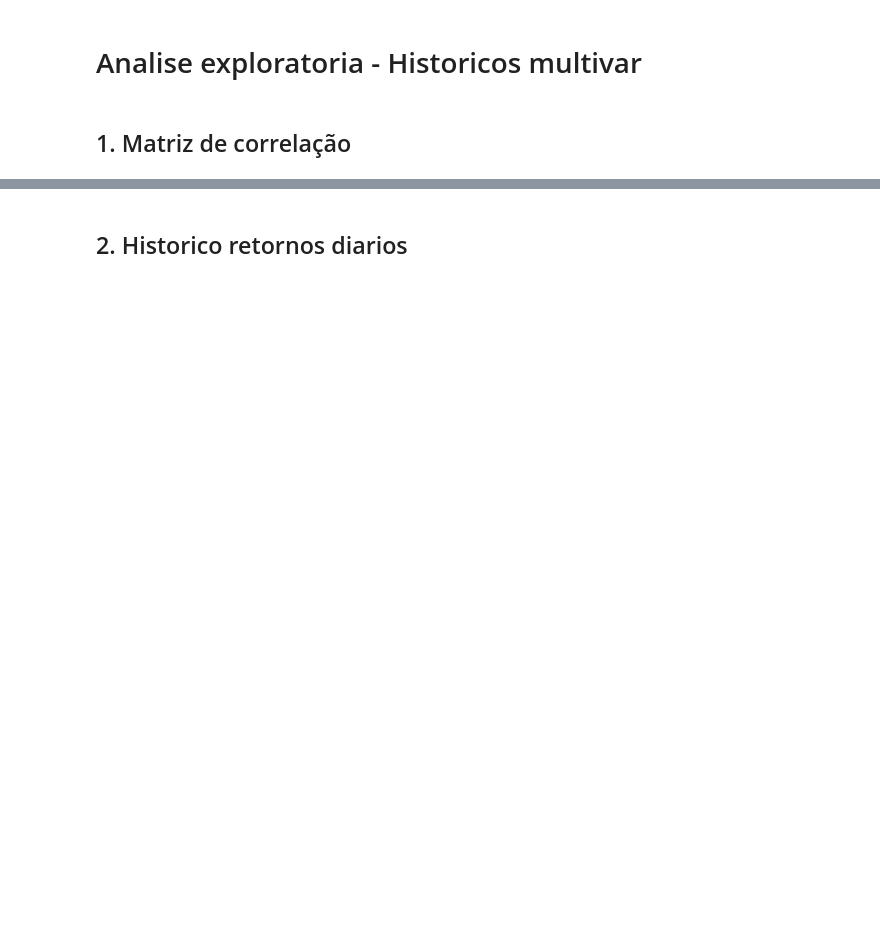
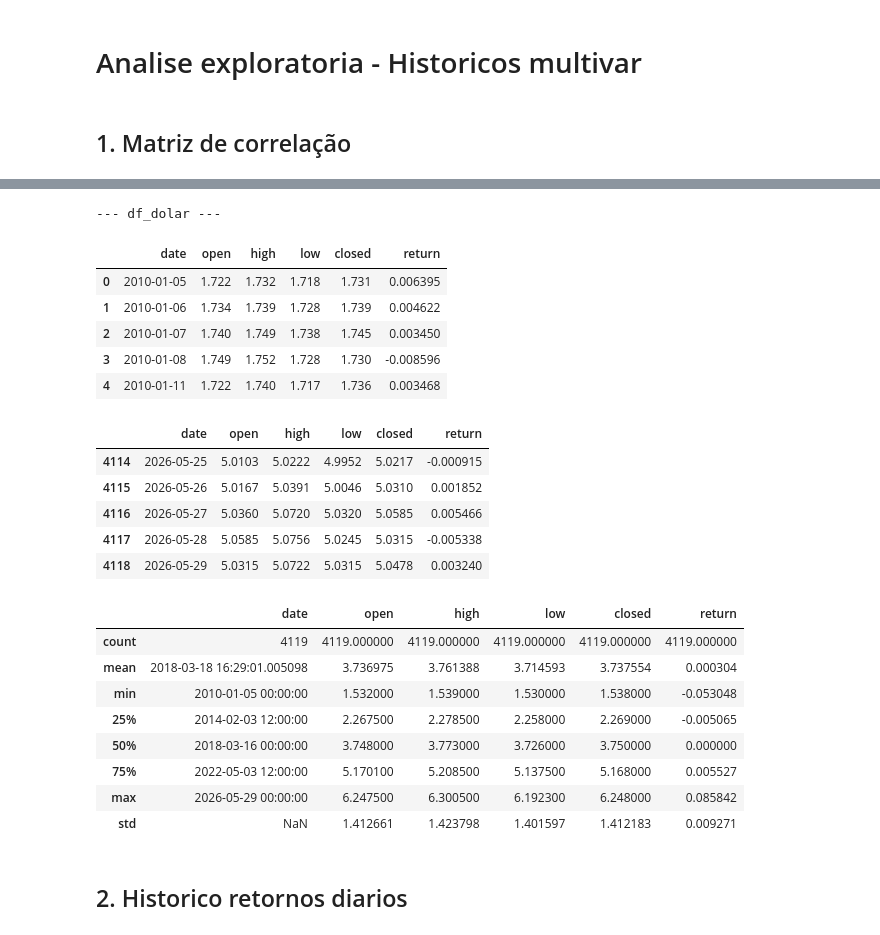
Before and after one commit to lumpleme/ML-previsoes-B3, a Jupyter notebook: analise_multivar.ipynb, the cells around one changed output, grey strips where cells are left out. Drawn from its saved outputs; the diff is of its cells as text; code cells hidden in the pictures; blank space fills up the shorter version.

```diff
--- a/analise_multivar.ipynb
+++ b/analise_multivar.ipynb
@@ -36,3 +57,32 @@ plt.show()
+# %%
+print('--- df_dolar ---')
+display(df_dolar.head())
+display(df_dolar.tail())
+
+display(df_dolar.describe())
+# %% [output]
+--- df_dolar ---
+|  | date | open | high | low | closed | return |
+| 0 | 2010-01-05 | 1.722 | 1.732 | 1.718 | 1.731 | 0.006395 |
+| 1 | 2010-01-06 | 1.734 | 1.739 | 1.728 | 1.739 | 0.004622 |
+| 2 | 2010-01-07 | 1.740 | 1.749 | 1.738 | 1.745 | 0.003450 |
+| 3 | 2010-01-08 | 1.749 | 1.752 | 1.728 | 1.730 | -0.008596 |
+| 4 | 2010-01-11 | 1.722 | 1.740 | 1.717 | 1.736 | 0.003468 |
+|  | date | open | high | low | closed | return |
+| 4114 | 2026-05-25 | 5.0103 | 5.0222 | 4.9952 | 5.0217 | -0.000915 |
+| 4115 | 2026-05-26 | 5.0167 | 5.0391 | 5.0046 | 5.0310 | 0.001852 |
+| 4116 | 2026-05-27 | 5.0360 | 5.0720 | 5.0320 | 5.0585 | 0.005466 |
+| 4117 | 2026-05-28 | 5.0585 | 5.0756 | 5.0245 | 5.0315 | -0.005338 |
+| 4118 | 2026-05-29 | 5.0315 | 5.0722 | 5.0315 | 5.0478 | 0.003240 |
+|  | date | open | high | low | closed | return |
+| count | 4119 | 4119.000000 | 4119.000000 | 4119.000000 | 4119.000000 | 4119.000000 |
+| mean | 2018-03-18 16:29:01.005098 | 3.736975 | 3.761388 | 3.714593 | 3.737554 | 0.000304 |
+| min | 2010-01-05 00:00:00 | 1.532000 | 1.539000 | 1.530000 | 1.538000 | -0.053048 |
+| 25% | 2014-02-03 12:00:00 | 2.267500 | 2.278500 | 2.258000 | 2.269000 | -0.005065 |
+| 50% | 2018-03-16 00:00:00 | 3.748000 | 3.773000 | 3.726000 | 3.750000 | 0.000000 |
+| 75% | 2022-05-03 12:00:00 | 5.170100 | 5.208500 | 5.137500 | 5.168000 | 0.005527 |
+| max | 2026-05-29 00:00:00 | 6.247500 | 6.300500 | 6.192300 | 6.248000 | 0.085842 |
+| std | NaN | 1.412661 | 1.423798 | 1.401597 | 1.412183 | 0.009271 |
 # %% [markdown]
 ## 2. Historico retornos diarios
 # %%
```
Also changed, not shown: parts of 10 cells of this notebook, 4 other files.
